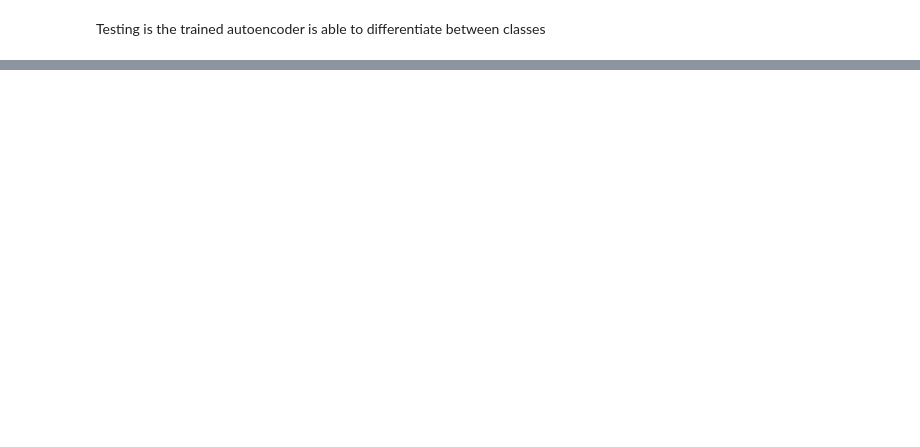
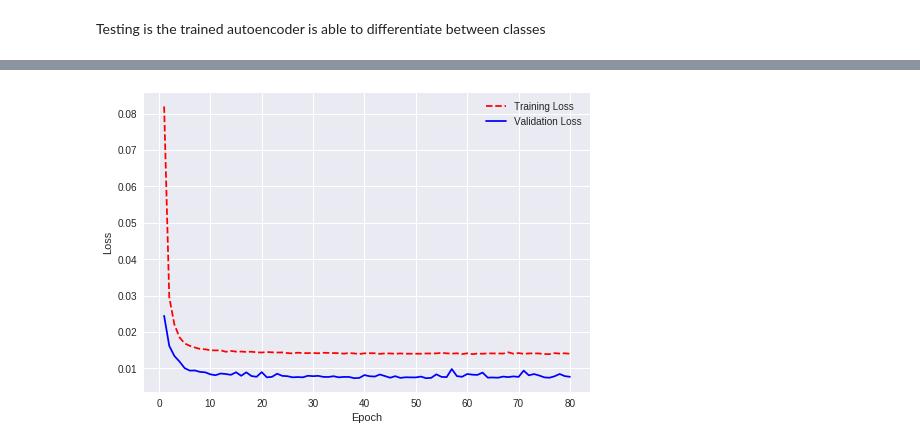
Before and after one commit to ShaheenPerveen/BackOrders_Anomaly_Detection, a Jupyter notebook: DL_Architect_Day01.ipynb, the cells around one changed output, grey strips where cells are left out. Saved outputs shown, nothing was run; the diff lists cells and outputs as text; code cells hidden in the pictures; blank space fills up the shorter version.

```diff
--- a/DL_Architect_Day01.ipynb
+++ b/DL_Architect_Day01.ipynb
@@ -367,0 +541,25 @@ predictions_yes=autoencoder.predict(test_yes.iloc[:,:-1])
+# %%
+nb_epoch = 80
+batch_size = 32
+
+autoencoder.compile(optimizer='adam',
+                    loss='mean_squared_error',
+                    metrics=['mse'])
+# %%
+hist = []
+training_loss = []
+val_loss = []
+
+for _ in range(nb_epoch):
+    history = autoencoder.fit(X_train_No_scaled, X_train_No_scaled,
+                    epochs=1,
+                    batch_size=batch_size,
+                    shuffle=True,
+                     validation_split=0.3,
+                    verbose=1)
+#     print(type(history.history['loss']))
+
+    hist.append(history)
+
+    training_loss.append(history.history['loss'])
+    val_loss.append(history.history['val_loss'])
@@ -367,0 +584,13 @@ predictions_yes=autoencoder.predict(test_yes.iloc[:,:-1])
+# %%
+# Create count of the number of epochs
+epoch_count = range(1, len(training_loss) + 1)
+
+# Visualize loss history
+plt.plot(epoch_count, training_loss, 'r--')
+plt.plot(epoch_count, val_loss, 'b-')
+plt.legend(['Training Loss', 'Validation Loss'])
+plt.xlabel('Epoch')
+plt.ylabel('Loss')
+plt.show();
+# %% [output]
+[figure, added]
```
Also changed, not shown: parts of 20 cells of this notebook.
